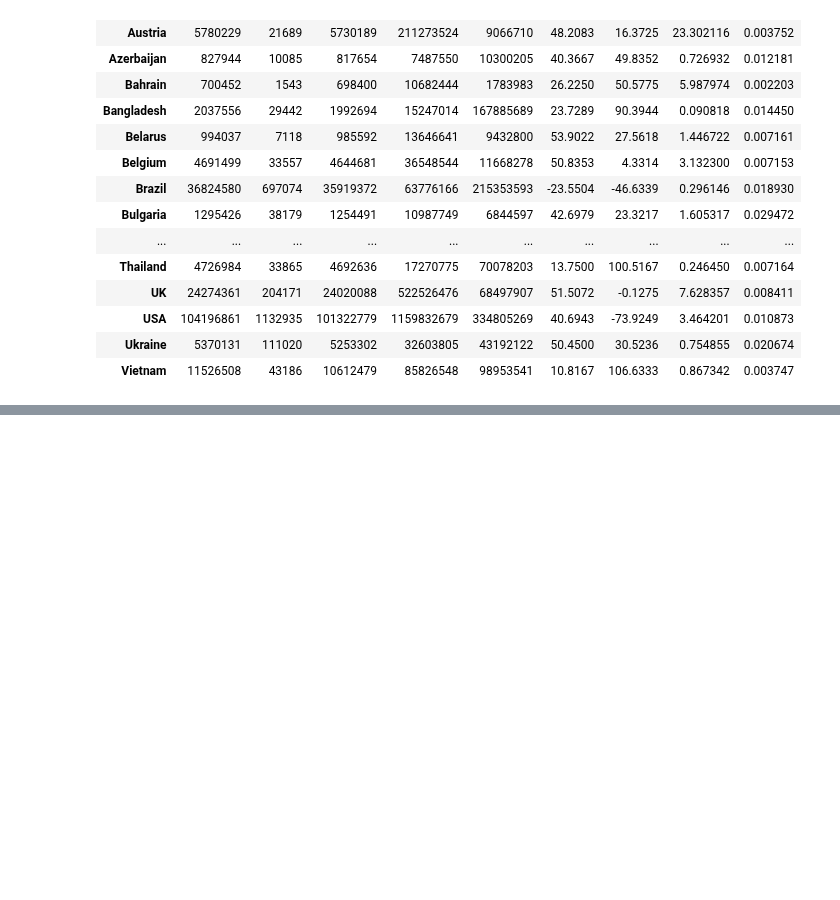
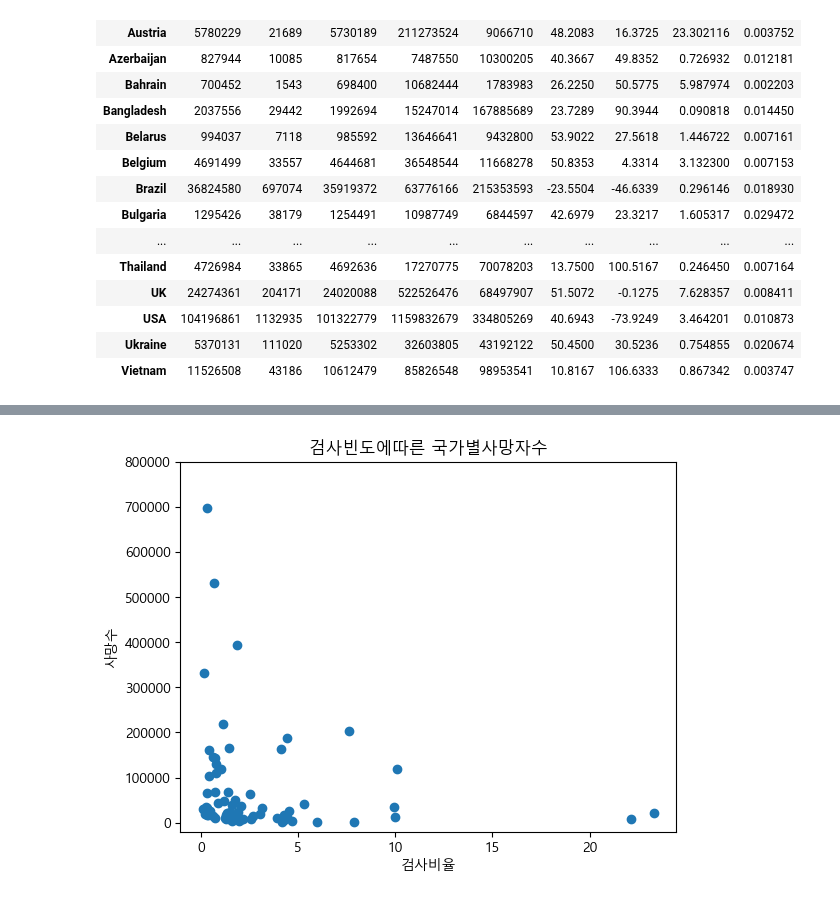
Before and after one commit to Anthony-sj/Project-Covid-19, a Jupyter notebook: jhoon/jhoon 1.ipynb, the cells around one changed output, grey strips where cells are left out. Saved outputs shown, nothing was run; the diff lists cells and outputs as text; code cells hidden in the pictures; blank space fills up the shorter version.

```diff
--- a/jhoon/jhoon 1.ipynb
+++ b/jhoon/jhoon 1.ipynb
@@ -217,3 +203,12 @@ world_map
+# %%
+plt.scatter(merged_df['검사비율'], merged_df['사망수'])
+plt.title('검사빈도에따른 국가별사망자수')
+plt.xlabel('검사비율')
+plt.ylabel('사망수')
+plt.ylim(-20000,800000)
+plt.show()
+# %% [output]
+[figure, added]
 # %%
 def zscore(x):
     z = (x - np.mean(x)) / np.std(x)
```
Also changed, not shown: parts of 6 cells of this notebook, 2 other files.
